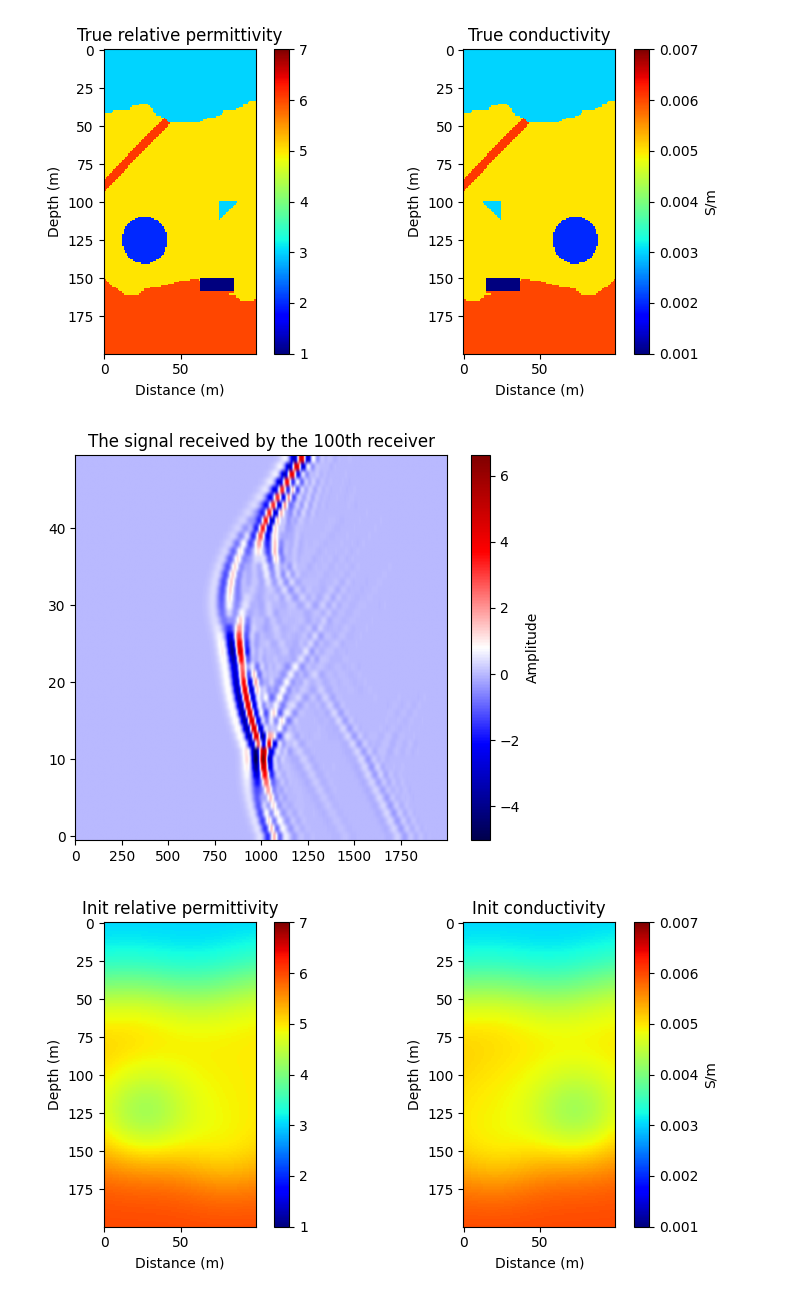
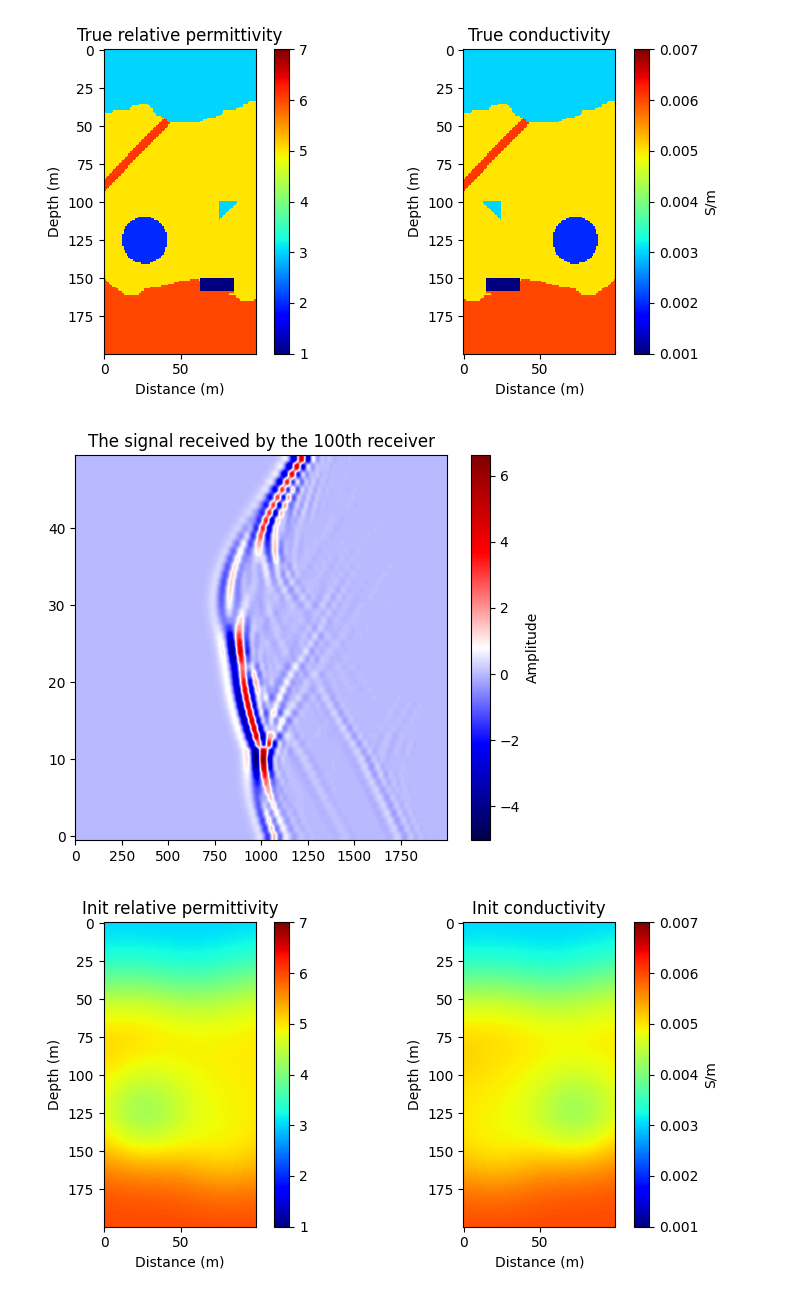
Before and after one commit to songc0a/DeepGPR, a Jupyter notebook: examples/2.2DFWI.ipynb, the cells around one changed output. Drawn from its saved outputs; the diff is of its cells as text; code cells hidden in the pictures.

```diff
--- a/examples/2.2DFWI.ipynb
+++ b/examples/2.2DFWI.ipynb
@@ -13,7 +13,7 @@ from skimage import filters
 import time
 
 # Set up the parameters and models
-device=torch.device("cpu")
+device=torch.device("cuda" if torch.cuda.is_available() else "cpu")
 dx=0.05
 dt=5e-11
 nt=2000
@@ -50,34 +50,34 @@ axes[0].set_ylabel('Depth (m)')
 im2 = axes[1].imshow(set[10:-10,10:-10].cpu().numpy(),
                      cmap='jet',
                      interpolation='nearest',
                      aspect='equal',vmax=0.007,vmin=0.001)
 cbar2 = plt.colorbar(im2, ax=axes[1])
 cbar2.set_label('S/m')
 axes[1].set_title('True conductivity')
 axes[1].set_xlabel('Distance (m)')
 axes[1].set_ylabel('Depth (m)')
 
 plt.tight_layout()
 plt.show()
 
 
 #Forward modeling
 r_obs = DeepGPR.compute(
     device=device, dx=dx, dt=dt,
     source_amplitudes=source_amplitudes,
     source_location=source_location,
     receiver_location=receiver_location,
     er=ert, se=set,model_gradient_sampling_interval=10
 )
 
 plt.figure(figsize=(6, 5))
 im = plt.imshow(r_obs[-1][:,:,100].detach().cpu().numpy(), cmap='seismic', origin='lower',aspect='auto')
 plt.colorbar(im, label='Amplitude')
 plt.title("The signal received by the 100th receiver")
 plt.show()
 # %% [output]
 [figure]
-[figure, old version]
+[figure, new version]
 # %%
 er=torch.tensor(filters.gaussian(ert,sigma=20),device=device)
 se=torch.tensor(filters.gaussian(set,sigma=20),device=device)
```
Also changed, not shown: parts of 1 cell of this notebook, 1 other file.
